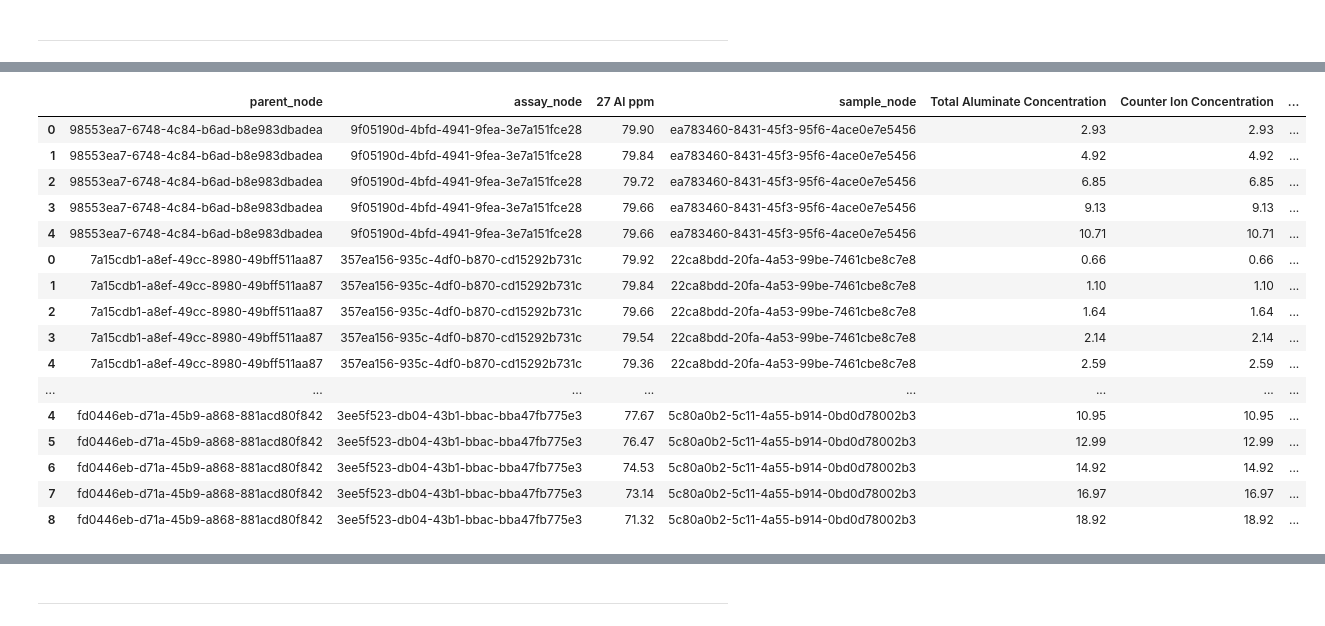
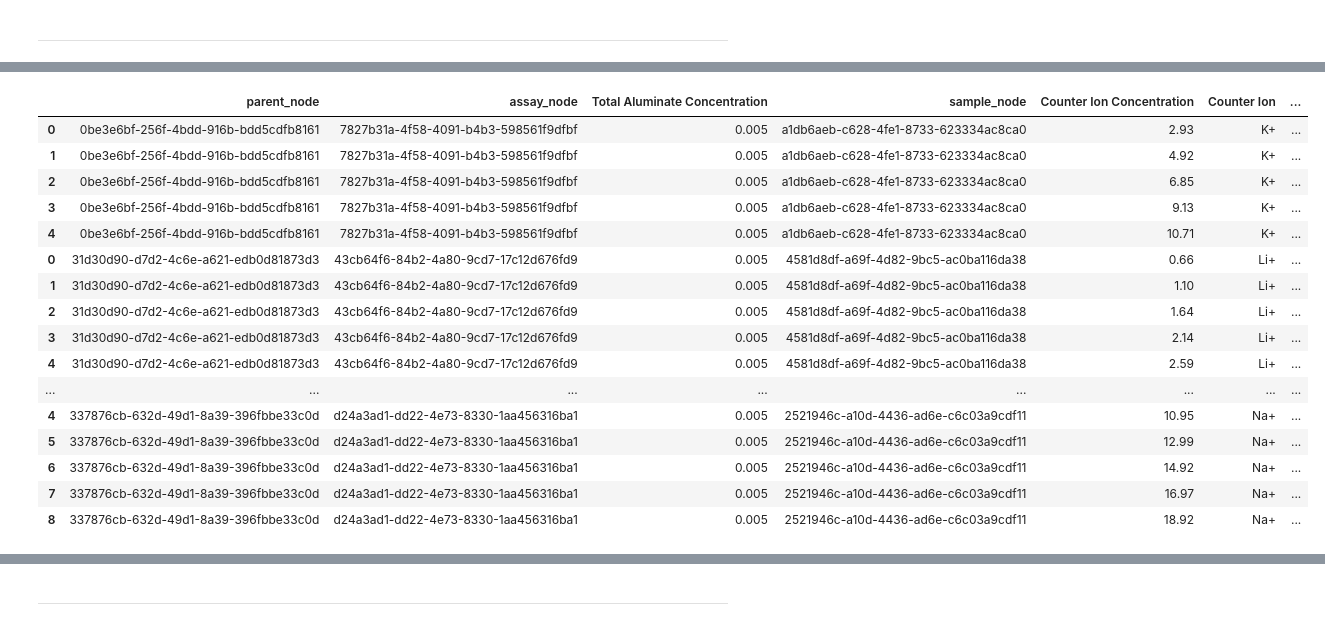
Before and after one commit to biggstd/isaDream, a Jupyter notebook: dev_notebooks/vis_01.ipynb, the cells around one changed output, grey strips where cells are left out. Cells and saved outputs as stored; diff of their text form; code cells hidden in the pictures.

```diff
--- a/dev_notebooks/vis_01.ipynb
+++ b/dev_notebooks/vis_01.ipynb
@@ -96,37 +81,46 @@ class SampleNode(param.parameterized.Parameterized)
 # %%
 # help(node)
 # %%
-demo_json = io.read_idream_json(nmr_json_demo)
+demo_json = io.read_idream_json(os.path.join(demo_path, demos["SIPOS_NMR"]))
 node = io.parse_node_json(demo_json)
 
-test_groups = (
-    ('27 Al ppm', 'ppm', ("Al",)),
-    ('Total Aluminate Concentration', 'Molar', ("Al", )),
-    ('Counter Ion Concentration', 'Molar', ("Na+", "Li+", "Cs+", "K+", )),
-    ('Counter Ion', 'Species', ("Na+", "Li+", "Cs+", "K+", )),
-    ('Base Concentration', 'Molar', ("OH-", )),
-)
+# test_groups = (
+#     ('27 Al ppm', 'ppm', ("Al",)),
+#     ('Total Aluminate Concentration', 'Molar', ("Al", )),
+#     ('Counter Ion Concentration', 'Molar', ("Na+", "Li+", "Cs+", "K+", )),
+#     ('Counter Ion', 'Species', ("Na+", "Li+", "Cs+", "K+", )),
+#     ('Base Concentration', 'Molar', ("OH-", )),
+# )
+x_groups=(('Total Aluminate Concentration', ('Molar',), ("Al",)),
+          ('Counter Ion Concentration', ('Molar',),
+           ("Na+", "Li+", "Cs+", "K+")),
+          ('Counter Ion', ('Species',), ("Na+", "Li+", "Cs+", "K+",)),
+          ('Base Concentration', ('Molar',), ("OH-",)))
+
+y_groups=(('27 Al ppm', ('ppm',), ("Al",)),)
+
+test_groups = x_groups + y_groups
 
 node_assays = [io.build_node_data(a, test_groups) for a in node.assays]
 node_assays
 dfs = [pd.DataFrame(cds) for cds, _ in node_assays]
 df = pd.concat(dfs)
 df
 # %% [output]
-|  | parent_node | assay_node | 27 Al ppm | sample_node | Total Aluminate Concentration | Counter Ion Concentration | ... |
-| 0 | 98553ea7-6748-4c84-b6ad-b8e983dbadea | 9f05190d-4bfd-4941-9fea-3e7a151fce28 | 79.90 | ea783460-8431-45f3-95f6-4ace0e7e5456 | 2.93 | 2.93 | ... |
-| 1 | 98553ea7-6748-4c84-b6ad-b8e983dbadea | 9f05190d-4bfd-4941-9fea-3e7a151fce28 | 79.84 | ea783460-8431-45f3-95f6-4ace0e7e5456 | 4.92 | 4.92 | ... |
-| 2 | 98553ea7-6748-4c84-b6ad-b8e983dbadea | 9f05190d-4bfd-4941-9fea-3e7a151fce28 | 79.72 | ea783460-8431-45f3-95f6-4ace0e7e5456 | 6.85 | 6.85 | ... |
-| 3 | 98553ea7-6748-4c84-b6ad-b8e983dbadea | 9f05190d-4bfd-4941-9fea-3e7a151fce28 | 79.66 | ea783460-8431-45f3-95f6-4ace0e7e5456 | 9.13 | 9.13 | ... |
-| 4 | 98553ea7-6748-4c84-b6ad-b8e983dbadea | 9f05190d-4bfd-4941-9fea-3e7a151fce28 | 79.66 | ea783460-8431-45f3-95f6-4ace0e7e5456 | 10.71 | 10.71 | ... |
-| 0 | 7a15cdb1-a8ef-49cc-8980-49bff511aa87 | 357ea156-935c-4df0-b870-cd15292b731c | 79.92 | 22ca8bdd-20fa-4a53-99be-7461cbe8c7e8 | 0.66 | 0.66 | ... |
-| 1 | 7a15cdb1-a8ef-49cc-8980-49bff511aa87 | 357ea156-935c-4df0-b870-cd15292b731c | 79.84 | 22ca8bdd-20fa-4a53-99be-7461cbe8c7e8 | 1.10 | 1.10 | ... |
-| 2 | 7a15cdb1-a8ef-49cc-8980-49bff511aa87 | 357ea156-935c-4df0-b870-cd15292b731c | 79.66 | 22ca8bdd-20fa-4a53-99be-7461cbe8c7e8 | 1.64 | 1.64 | ... |
-| 3 | 7a15cdb1-a8ef-49cc-8980-49bff511aa87 | 357ea156-935c-4df0-b870-cd15292b731c | 79.54 | 22ca8bdd-20fa-4a53-99be-7461cbe8c7e8 | 2.14 | 2.14 | ... |
-| 4 | 7a15cdb1-a8ef-49cc-8980-49bff511aa87 | 357ea156-935c-4df0-b870-cd15292b731c | 79.36 | 22ca8bdd-20fa-4a53-99be-7461cbe8c7e8 | 2.59 | 2.59 | ... |
+|  | parent_node | assay_node | Total Aluminate Concentration | sample_node | Counter Ion Concentration | Counter Ion | ... |
+| 0 | 0be3e6bf-256f-4bdd-916b-bdd5cdfb8161 | 7827b31a-4f58-4091-b4b3-598561f9dfbf | 0.005 | a1db6aeb-c628-4fe1-8733-623334ac8ca0 | 2.93 | K+ | ... |
+| 1 | 0be3e6bf-256f-4bdd-916b-bdd5cdfb8161 | 7827b31a-4f58-4091-b4b3-598561f9dfbf | 0.005 | a1db6aeb-c628-4fe1-8733-623334ac8ca0 | 4.92 | K+ | ... |
+| 2 | 0be3e6bf-256f-4bdd-916b-bdd5cdfb8161 | 7827b31a-4f58-4091-b4b3-598561f9dfbf | 0.005 | a1db6aeb-c628-4fe1-8733-623334ac8ca0 | 6.85 | K+ | ... |
+| 3 | 0be3e6bf-256f-4bdd-916b-bdd5cdfb8161 | 7827b31a-4f58-4091-b4b3-598561f9dfbf | 0.005 | a1db6aeb-c628-4fe1-8733-623334ac8ca0 | 9.13 | K+ | ... |
+| 4 | 0be3e6bf-256f-4bdd-916b-bdd5cdfb8161 | 7827b31a-4f58-4091-b4b3-598561f9dfbf | 0.005 | a1db6aeb-c628-4fe1-8733-623334ac8ca0 | 10.71 | K+ | ... |
+| 0 | 31d30d90-d7d2-4c6e-a621-edb0d81873d3 | 43cb64f6-84b2-4a80-9cd7-17c12d676fd9 | 0.005 | 4581d8df-a69f-4d82-9bc5-ac0ba116da38 | 0.66 | Li+ | ... |
+| 1 | 31d30d90-d7d2-4c6e-a621-edb0d81873d3 | 43cb64f6-84b2-4a80-9cd7-17c12d676fd9 | 0.005 | 4581d8df-a69f-4d82-9bc5-ac0ba116da38 | 1.10 | Li+ | ... |
+| 2 | 31d30d90-d7d2-4c6e-a621-edb0d81873d3 | 43cb64f6-84b2-4a80-9cd7-17c12d676fd9 | 0.005 | 4581d8df-a69f-4d82-9bc5-ac0ba116da38 | 1.64 | Li+ | ... |
+| 3 | 31d30d90-d7d2-4c6e-a621-edb0d81873d3 | 43cb64f6-84b2-4a80-9cd7-17c12d676fd9 | 0.005 | 4581d8df-a69f-4d82-9bc5-ac0ba116da38 | 2.14 | Li+ | ... |
+| 4 | 31d30d90-d7d2-4c6e-a621-edb0d81873d3 | 43cb64f6-84b2-4a80-9cd7-17c12d676fd9 | 0.005 | 4581d8df-a69f-4d82-9bc5-ac0ba116da38 | 2.59 | Li+ | ... |
 | ... | ... | ... | ... | ... | ... | ... | ... |
-| 4 | fd0446eb-d71a-45b9-a868-881acd80f842 | 3ee5f523-db04-43b1-bbac-bba47fb775e3 | 77.67 | 5c80a0b2-5c11-4a55-b914-0bd0d78002b3 | 10.95 | 10.95 | ... |
-| 5 | fd0446eb-d71a-45b9-a868-881acd80f842 | 3ee5f523-db04-43b1-bbac-bba47fb775e3 | 76.47 | 5c80a0b2-5c11-4a55-b914-0bd0d78002b3 | 12.99 | 12.99 | ... |
-| 6 | fd0446eb-d71a-45b9-a868-881acd80f842 | 3ee5f523-db04-43b1-bbac-bba47fb775e3 | 74.53 | 5c80a0b2-5c11-4a55-b914-0bd0d78002b3 | 14.92 | 14.92 | ... |
-| 7 | fd0446eb-d71a-45b9-a868-881acd80f842 | 3ee5f523-db04-43b1-bbac-bba47fb775e3 | 73.14 | 5c80a0b2-5c11-4a55-b914-0bd0d78002b3 | 16.97 | 16.97 | ... |
-| 8 | fd0446eb-d71a-45b9-a868-881acd80f842 | 3ee5f523-db04-43b1-bbac-bba47fb775e3 | 71.32 | 5c80a0b2-5c11-4a55-b914-0bd0d78002b3 | 18.92 | 18.92 | ... |
+| 4 | 337876cb-632d-49d1-8a39-396fbbe33c0d | d24a3ad1-dd22-4e73-8330-1aa456316ba1 | 0.005 | 2521946c-a10d-4436-ad6e-c6c03a9cdf11 | 10.95 | Na+ | ... |
+| 5 | 337876cb-632d-49d1-8a39-396fbbe33c0d | d24a3ad1-dd22-4e73-8330-1aa456316ba1 | 0.005 | 2521946c-a10d-4436-ad6e-c6c03a9cdf11 | 12.99 | Na+ | ... |
+| 6 | 337876cb-632d-49d1-8a39-396fbbe33c0d | d24a3ad1-dd22-4e73-8330-1aa456316ba1 | 0.005 | 2521946c-a10d-4436-ad6e-c6c03a9cdf11 | 14.92 | Na+ | ... |
+| 7 | 337876cb-632d-49d1-8a39-396fbbe33c0d | d24a3ad1-dd22-4e73-8330-1aa456316ba1 | 0.005 | 2521946c-a10d-4436-ad6e-c6c03a9cdf11 | 16.97 | Na+ | ... |
+| 8 | 337876cb-632d-49d1-8a39-396fbbe33c0d | d24a3ad1-dd22-4e73-8330-1aa456316ba1 | 0.005 | 2521946c-a10d-4436-ad6e-c6c03a9cdf11 | 18.92 | Na+ | ... |
```
Also changed, not shown: parts of 11 cells of this notebook, 15 other files.
